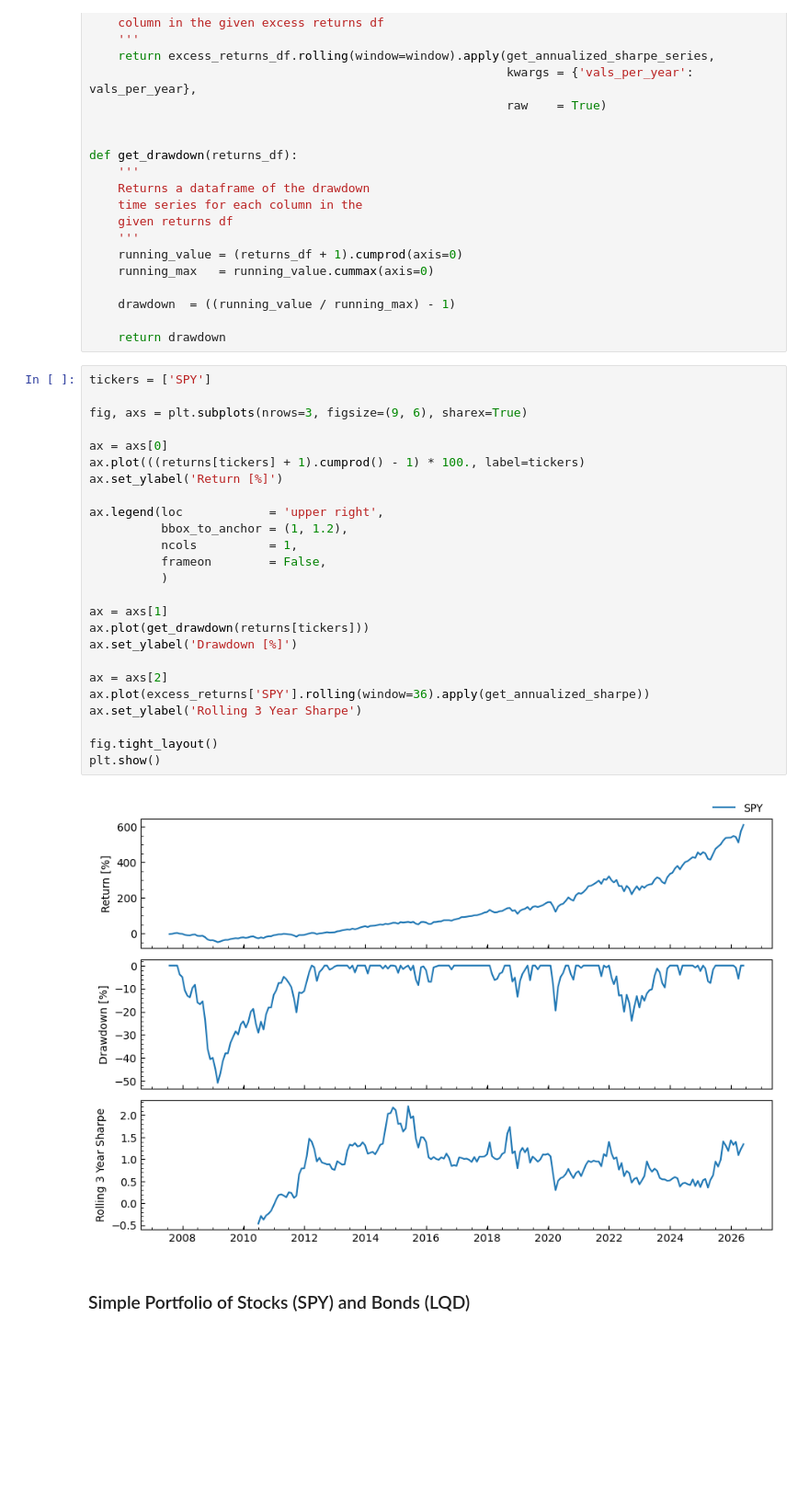
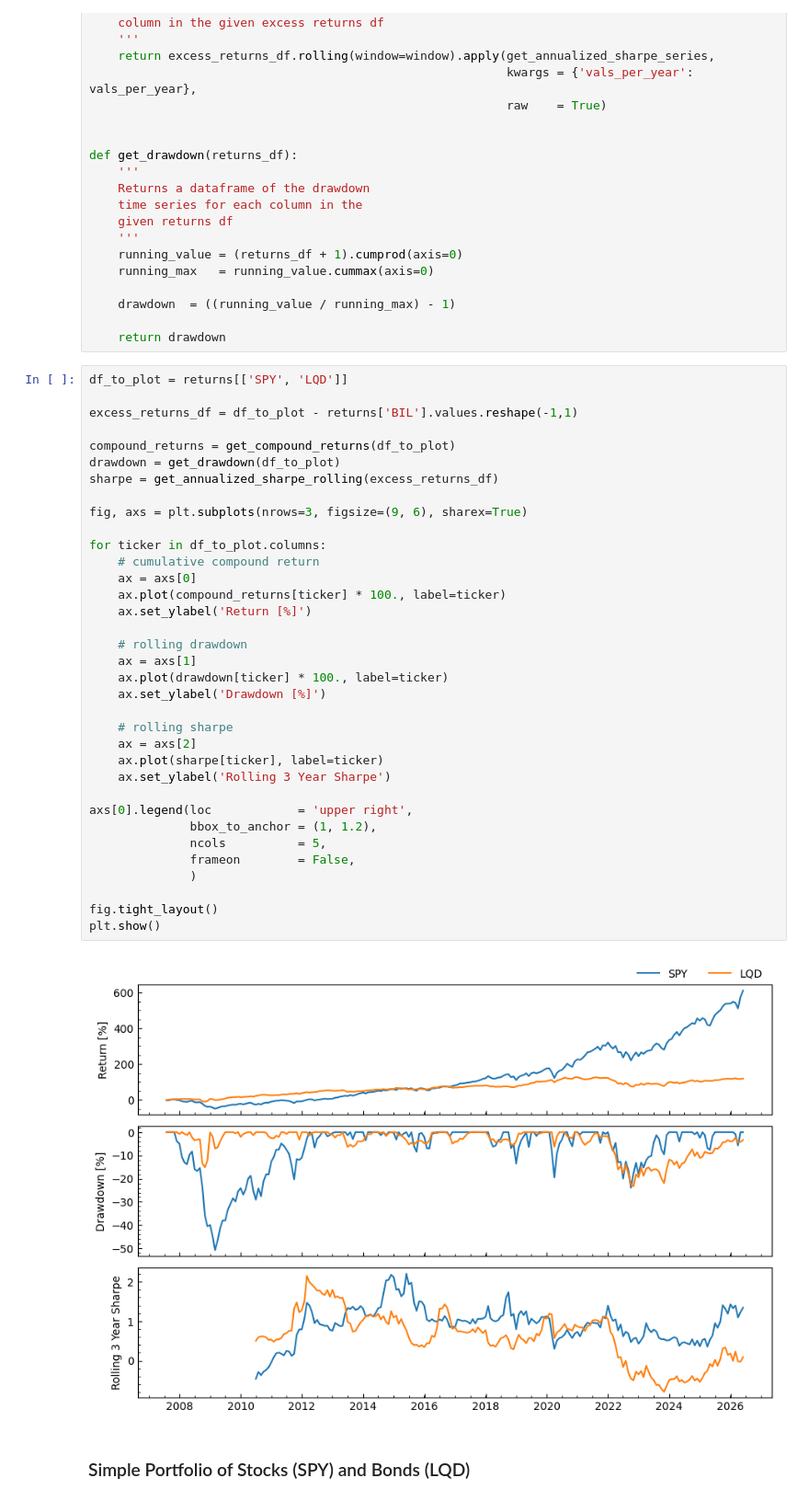
Before and after one commit to JakubStacho/quant-studies, a Jupyter notebook: 01-portfolio-optimization/mean-variance.ipynb, the cells around one changed output. Shown at 92% size. Cells and saved outputs as stored; diff of their text form; blank space fills up the shorter version.

Commit message:
Updated summary plotting block to use vectorized dataframe functions

```diff
--- a/01-portfolio-optimization/mean-variance.ipynb
+++ b/01-portfolio-optimization/mean-variance.ipynb
@@ -69,33 +69,43 @@ def get_drawdown(returns_df):
     drawdown  = ((running_value / running_max) - 1)
 
     return drawdown
-# %%
-tickers = ['SPY']
-
-fig, axs = plt.subplots(nrows=3, figsize=(9, 6), sharex=True)
-
-ax = axs[0]
-ax.plot(((returns[tickers] + 1).cumprod() - 1) * 100., label=tickers)
-ax.set_ylabel('Return [%]')
-
-ax.legend(loc            = 'upper right',
-          bbox_to_anchor = (1, 1.2),
-          ncols          = 1,
-          frameon        = False,
-          )
-
-ax = axs[1]
-ax.plot(get_drawdown(returns[tickers]))
-ax.set_ylabel('Drawdown [%]')
-
-ax = axs[2]
-ax.plot(excess_returns['SPY'].rolling(window=36).apply(get_annualized_sharpe))
-ax.set_ylabel('Rolling 3 Year Sharpe')
-
-fig.tight_layout()
-plt.show()
-# %% [output]
-[figure, removed]
+# %%
+df_to_plot = returns[['SPY', 'LQD']]
+
+excess_returns_df = df_to_plot - returns['BIL'].values.reshape(-1,1)
+
+compound_returns = get_compound_returns(df_to_plot)
+drawdown = get_drawdown(df_to_plot)
+sharpe = get_annualized_sharpe_rolling(excess_returns_df)
+
+fig, axs = plt.subplots(nrows=3, figsize=(9, 6), sharex=True)
+
+for ticker in df_to_plot.columns:
+    # cumulative compound return
+    ax = axs[0]
+    ax.plot(compound_returns[ticker] * 100., label=ticker)
+    ax.set_ylabel('Return [%]')
+
+    # rolling drawdown
+    ax = axs[1]
+    ax.plot(drawdown[ticker] * 100., label=ticker)
+    ax.set_ylabel('Drawdown [%]')
+
+    # rolling sharpe
+    ax = axs[2]
+    ax.plot(sharpe[ticker], label=ticker)
+    ax.set_ylabel('Rolling 3 Year Sharpe')
+
+axs[0].legend(loc            = 'upper right',
+              bbox_to_anchor = (1, 1.2),
+              ncols          = 5,
+              frameon        = False,
+              )
+
+fig.tight_layout()
+plt.show()
+# %% [output]
+[figure, added]
 # %% [markdown]
 ### Simple Portfolio of Stocks (SPY) and Bonds (LQD)
 # %%
```
